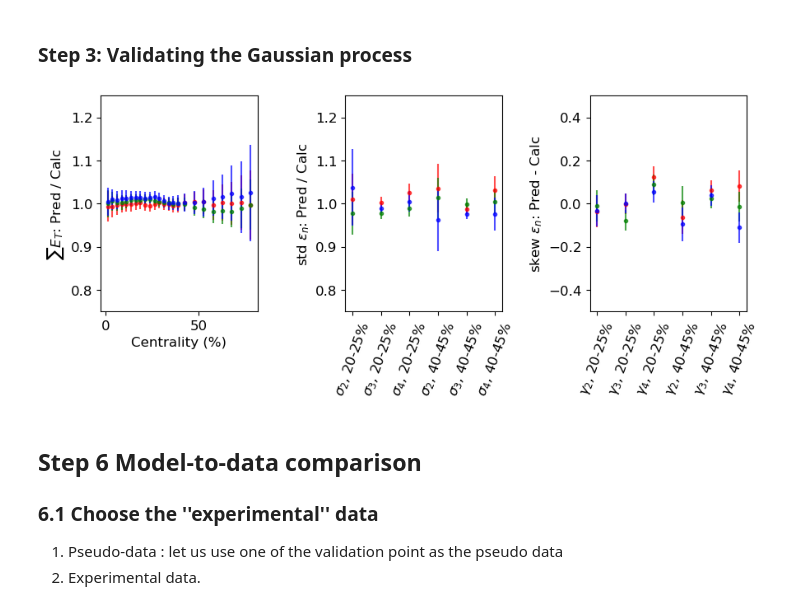
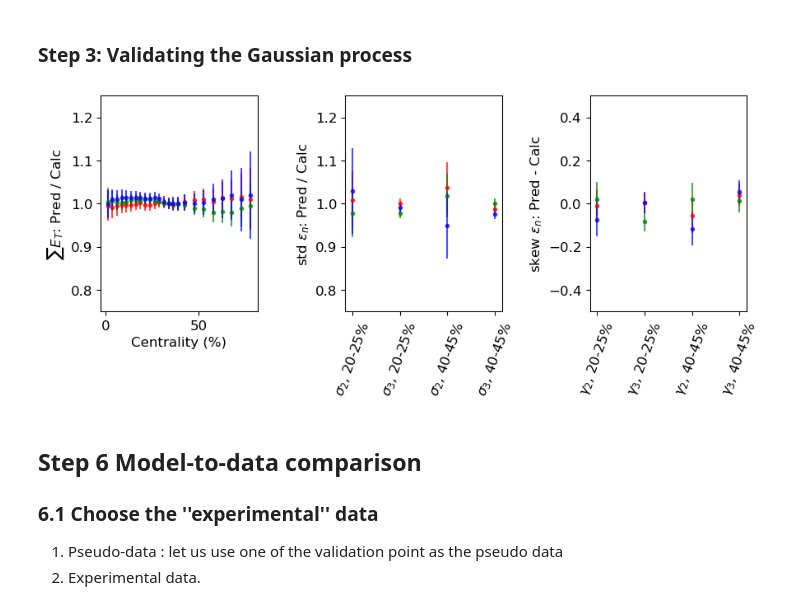
Before and after one commit to keweiyao/JETSCAPE2020-TRENTO-BAYES, a Jupyter notebook: trento-bayes.ipynb, the cells around one changed output. Cells and saved outputs as stored; diff of their text form; code cells hidden in the pictures.

```diff
--- a/trento-bayes.ipynb
+++ b/trento-bayes.ipynb
@@ -415,12 +415,13 @@ Consturct $Y_{\textrm{calc}}$
 def organize_model_data():
     model_data = np.array([
         [ *list(obs[it]['ET']['y']),
-            obs[it]['Me2-20-25']['std'], obs[it]['Me3-20-25']['std'], obs[it]['Me4-20-25']['std'],
-            obs[it]['Me2-40-45']['std'],  obs[it]['Me3-40-45']['std'], obs[it]['Me4-40-45']['std'],
-            obs[it]['Me2-20-25']['skew'], obs[it]['Me3-20-25']['skew'], obs[it]['Me4-20-25']['skew'],
-            obs[it]['Me2-40-45']['skew'], obs[it]['Me3-40-45']['skew'], obs[it]['Me4-40-45']['skew']
+            obs[it]['Me2-20-25']['std'], obs[it]['Me3-20-25']['std'],
+            obs[it]['Me2-40-45']['std'],  obs[it]['Me3-40-45']['std'],
+            obs[it]['Me2-20-25']['skew'], obs[it]['Me3-20-25']['skew'],
+            obs[it]['Me2-40-45']['skew'], obs[it]['Me3-40-45']['skew'],
         ]  for it in obs
     ])
+    return model_data
 
 # Or, you can simply use the following function to
 # load the pre-generated observable array
@@ -432,7 +433,7 @@ def load_precalculated_model_data(filename="ModelData/training-data/design-obs.h
             ])
     return model_data
 
-model_data = load_precalculated_model_data()
+model_data = organize_model_data()
 # %% [markdown]
 Take a look at the distribution of the design calculation
 # %%
@@ -663,47 +666,47 @@ def GP_pred_at_one_input(parameter, with_truncation_err=True):
 ########## Block 21 ##############
 # Run this block, the generated plot compares your trained GP
 # prediciton to the real model calculation at these three
 # validation point.
 # Question: what happens if you include much less or much more PC
 # Go back to block 16, try npc=2,6,10, and regenerated this plot.
 ValidatingData = LoadAndComputeObs(filename="ModelData/trento-data/validation-raw.h5")
 fig, (ax1, ax2, ax3) = plt.subplots(ncols=3, figsize=(9,4))
 for parameter, key, color in zip(validation_parameters, ValidatingData, 'rgb'):
     yobs = ValidatingData[key]
     calc = np.array([
                 *list(yobs['ET']['y']),
-                yobs['Me2-20-25']['std'], yobs['Me3-20-25']['std'], yobs['Me4-20-25']['std'],
-                yobs['Me2-40-45']['std'], yobs['Me3-40-45']['std'], yobs['Me4-40-45']['std'],
-                yobs['Me2-20-25']['skew'], yobs['Me3-20-25']['skew'], yobs['Me4-20-25']['skew'],
-                yobs['Me2-40-45']['skew'], yobs['Me3-40-45']['skew'], yobs['Me4-40-45']['skew']
+                yobs['Me2-20-25']['std'], yobs['Me3-20-25']['std'],
+                yobs['Me2-40-45']['std'], yobs['Me3-40-45']['std'],
+                yobs['Me2-20-25']['skew'], yobs['Me3-20-25']['skew'],
+                yobs['Me2-40-45']['skew'], yobs['Me3-40-45']['skew'],
                ])
     # GP prediction
     pred, pred_err = GP_pred_at_one_input(parameter, with_truncation_err=True)
     # model calcuatlion
-    ax1.errorbar(yobs['ET']['x'], pred[:-12]/calc[:-12], yerr=pred_err[:-12]/calc[:-12], fmt=color+'.', alpha=0.7)
-    ax2.errorbar(np.arange(6), pred[-12:-6]/calc[-12:-6], yerr=pred_err[-12:-6]/calc[-12:-6], fmt=color+'.', alpha=0.7)
-    ax3.errorbar(np.arange(6), pred[-6:]-calc[-6:], yerr=pred_err[-6:], fmt=color+'.', alpha=0.7)
+    ax1.errorbar(yobs['ET']['x'], pred[:24]/calc[:24], yerr=pred_err[:24]/calc[:24], fmt=color+'.', alpha=0.7)
+    ax2.errorbar(np.arange(4), pred[24:28]/calc[24:28], yerr=pred_err[24:28]/calc[24:28], fmt=color+'.', alpha=0.7)
+    ax3.errorbar(np.arange(4), pred[28:]-calc[28:], yerr=pred_err[28:], fmt=color+'.', alpha=0.7)
 
 ax1.set_xlabel('Centrality (%)')
 ax1.set_ylabel(r'$\sum E_T$: Pred / Calc')
 ax2.set_ylabel(r'std ${\epsilon_n}$: Pred / Calc')
 ax3.set_ylabel(r'skew ${\epsilon_n}$: Pred - Calc')
 ax1.set_ylim(.75,1.25)
 ax2.set_ylim(.75,1.25)
 ax3.set_ylim(-.5, .5)
-ax2.set_xticks(np.arange(6))
+ax2.set_xticks(np.arange(4))
 ax2.set_xticklabels(
-    [r"$\sigma_2$, 20-25%",r"$\sigma_3$, 20-25%",r"$\sigma_4$, 20-25%",
-    r"$\sigma_2$, 40-45%",r"$\sigma_3$, 40-45%",r"$\sigma_4$, 40-45%"],
+    [r"$\sigma_2$, 20-25%",r"$\sigma_3$, 20-25%",
+    r"$\sigma_2$, 40-45%",r"$\sigma_3$, 40-45%"],
     rotation=70)
-ax3.set_xticks(np.arange(6))
+ax3.set_xticks(np.arange(4))
 ax3.set_xticklabels(
-    [r"$\gamma_2$, 20-25%",r"$\gamma_3$, 20-25%",r"$\gamma_4$, 20-25%",
-    r"$\gamma_2$, 40-45%",r"$\gamma_3$, 40-45%",r"$\gamma_4$, 40-45%",],
+    [r"$\gamma_2$, 20-25%",r"$\gamma_3$, 20-25%",
+    r"$\gamma_2$, 40-45%",r"$\gamma_3$, 40-45%"],
     rotation=70)
 plt.tight_layout(True)
 # %% [output]
-[figure, old version]
+[figure, new version]
 # %% [markdown]
 ## Step 6 Model-to-data comparison
 
```
Also changed, not shown: parts of 14 cells of this notebook.
